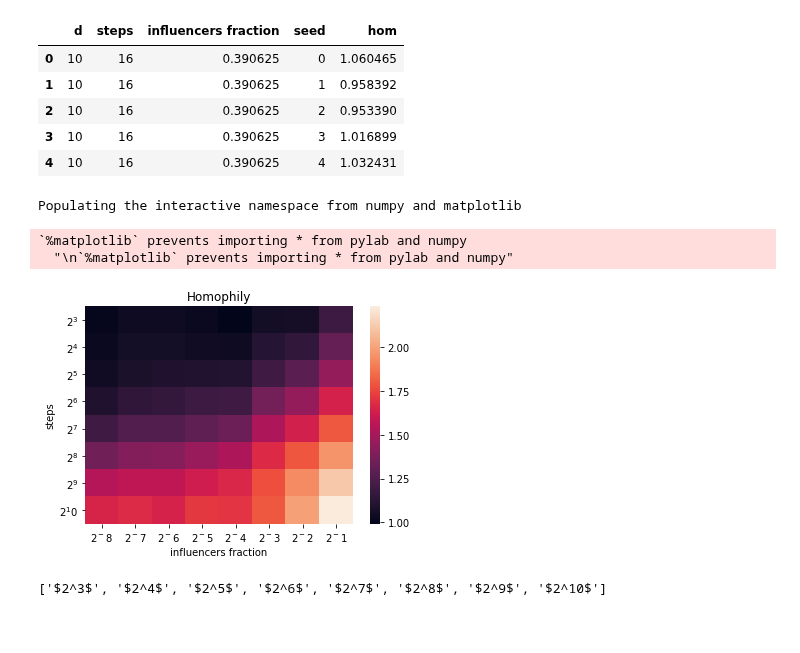
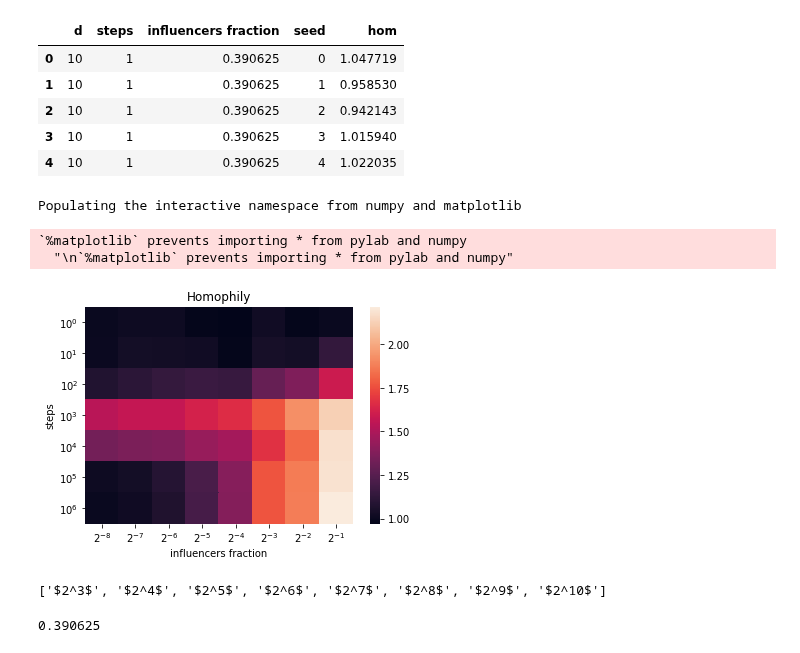
Before and after one commit to FedericoCinus/WoMG, a Jupyter notebook: node2interests/heatmap_prop_model.ipynb, the cells around one changed output. Cells and saved outputs as stored; diff of their text form; code cells hidden in the pictures; blank space fills up the shorter version.

```diff
--- a/node2interests/heatmap_prop_model.ipynb
+++ b/node2interests/heatmap_prop_model.ipynb
@@ -90,8 +90,8 @@ def propag_emb(G, nr_nodes, nr_topics, steps, perc_influencers, seed=42):
     return np.array(prop_emb)
 # %%
 dimensions = [10]
-steps = [8**i for i in range(14, 16)]
-percentages = [2**i*100 for i in range(-2, 0)]
+steps = [10**i for i in range(0, 7)]
+percentages = [2**i*100 for i in range(-8, 0)]
 # %%
 args_list = []
 
@@ -122,11 +125,11 @@ df = pd.DataFrame(result, columns=['d', 'steps', 'influencers fraction', 'seed',
 df.head()
 # %% [output]
 |  | d | steps | influencers fraction | seed | hom |
-| 0 | 10 | 16 | 0.390625 | 0 | 1.060465 |
-| 1 | 10 | 16 | 0.390625 | 1 | 0.958392 |
-| 2 | 10 | 16 | 0.390625 | 2 | 0.953390 |
-| 3 | 10 | 16 | 0.390625 | 3 | 1.016899 |
-| 4 | 10 | 16 | 0.390625 | 4 | 1.032431 |
+| 0 | 10 | 1 | 0.390625 | 0 | 1.047719 |
+| 1 | 10 | 1 | 0.390625 | 1 | 0.958530 |
+| 2 | 10 | 1 | 0.390625 | 2 | 0.942143 |
+| 3 | 10 | 1 | 0.390625 | 3 | 1.015940 |
+| 4 | 10 | 1 | 0.390625 | 4 | 1.022035 |
 # %%
 df2 = df.groupby(['steps', 'influencers fraction'])['hom'].mean().unstack()
 # %%
@@ -139,15 +142,19 @@ Populating the interactive namespace from numpy and matplotlib
   "\n`%matplotlib` prevents importing * from pylab and numpy"
 # %%
 pp = sns.heatmap(df2)
-pp.axes.set_xticklabels([u"$2^{}$".format(_) for _ in range(-8, 0)])
-pp.axes.set_yticklabels([u"$2^{}$".format(_) for _ in range(3, 11)])
+pp.axes.set_xticklabels(["$2^{%d}$" % i for i in range(-8, 0)])
+pp.axes.set_yticklabels(["$10^{%d}$" % i for i in range(0, 7)])
 plt.xticks(rotation=360)
 plt.yticks(rotation=-360)
 plt.title('Homophily')
 plt.savefig('Plots/heatmap_prop.pdf')
 # %% [output]
-[figure, old version]
+[figure, new version]
 # %%
 [u"$2^{}$".format(x) for x in range(3, 11)]
 # %% [output]
 ['$2^3$', '$2^4$', '$2^5$', '$2^6$', '$2^7$', '$2^8$', '$2^9$', '$2^10$']
+# %%
+pow(2,-8)*100
+# %% [output]
+0.390625
```
Also changed, not shown: parts of 1 cell of this notebook, 6 other files.
